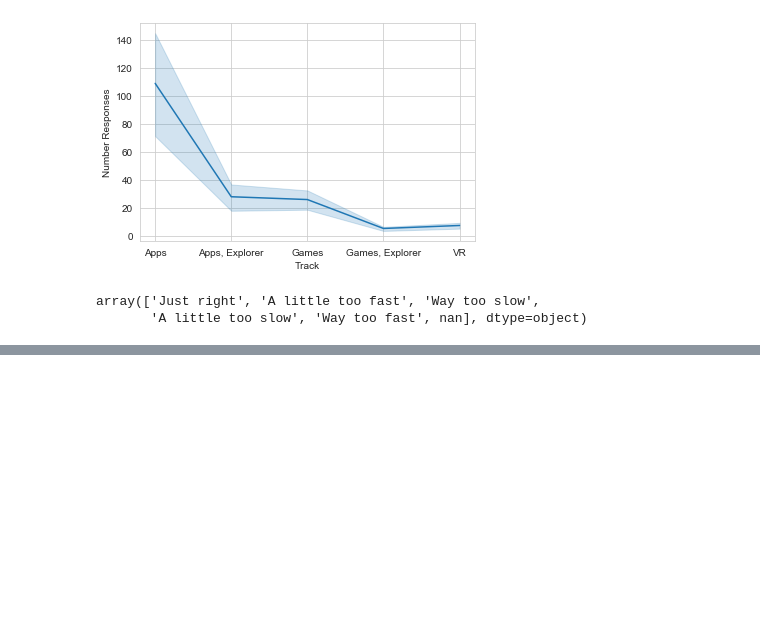
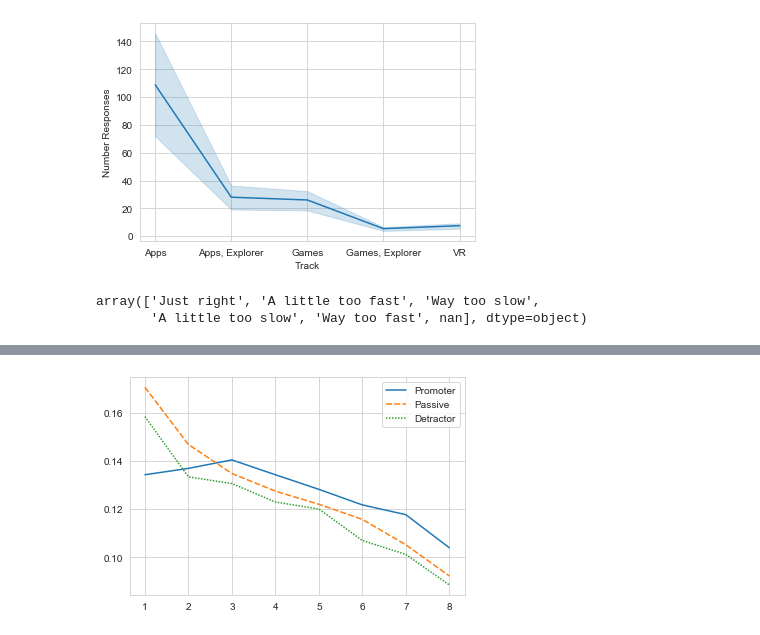
Before and after one commit to UPstartDeveloper/NPS_project, a Jupyter notebook: NPS_data_wrangling.ipynb, the cells around one changed output, grey strips where cells are left out. Cells and saved outputs as stored; diff of their text form; code cells hidden in the pictures; blank space fills up the shorter version.

Commit message:
Graph conditional probability using lineplot, fix graph labels.

```diff
--- a/NPS_data_wrangling.ipynb
+++ b/NPS_data_wrangling.ipynb
@@ -307,7 +309,7 @@ def make_percentage_by_week_for_group(group):
             if group == classify_person_by_rating(rating):
                 # determine if the person is doing well or not
                 reply = df['Schedule Pacing'][i]
-                if is_doing_okay(reply) is True:
+                if is_doing_okay(reply) is True and df['Week'][i] == week:
                 # increment values as appropiate
                     num_in_group_doing_ok += 1
                 num_in_group += 1
@@ -324,0 +323,12 @@ print(make_percentage_by_week_for_group('Promoter'))
+# %%
+# Let's create lists of the conditional probabilities a promoter, a passive, and a detractor was to do
+# well in their Make School classes, week by week.
+
+percents_for_all_groups = dict()
+for group in groups:
+    percents_of_one_group = make_percentage_by_week_for_group(group)
+    percents_for_all_groups[group] = percents_of_one_group
+# %%
+# Let's Takes a Look at That Data!
+percents = pd.DataFrame(data=percents_for_all_groups, index=range(1,9))
+percents
@@ -324,0 +345,8 @@ print(make_percentage_by_week_for_group('Promoter'))
+# %%
+# Alt Representation Using Line Plot - Shoutout to John for helping me with this!
+ax.set(xlabel='Week', ylabel='NPS Score',
+       title='Variance in Survey Responses by Track')
+sns.lineplot(data=percents)
+plt.show()
+# %% [output]
+[figure, added]
```
Also changed, not shown: parts of 3 cells of this notebook.
